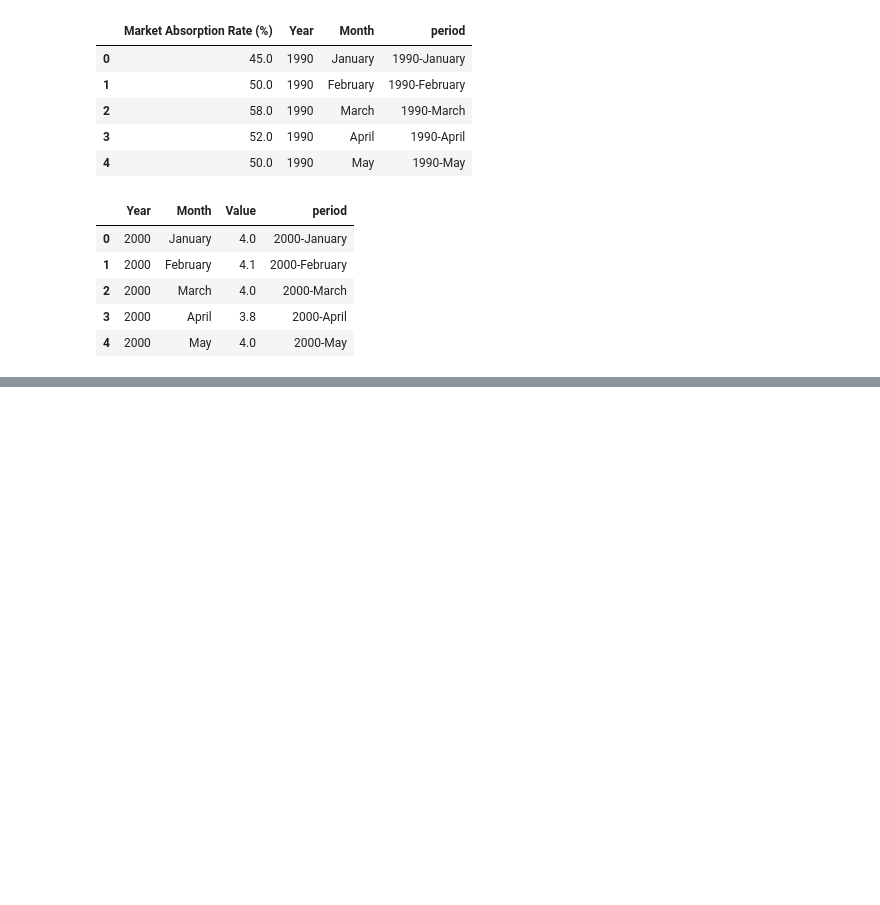
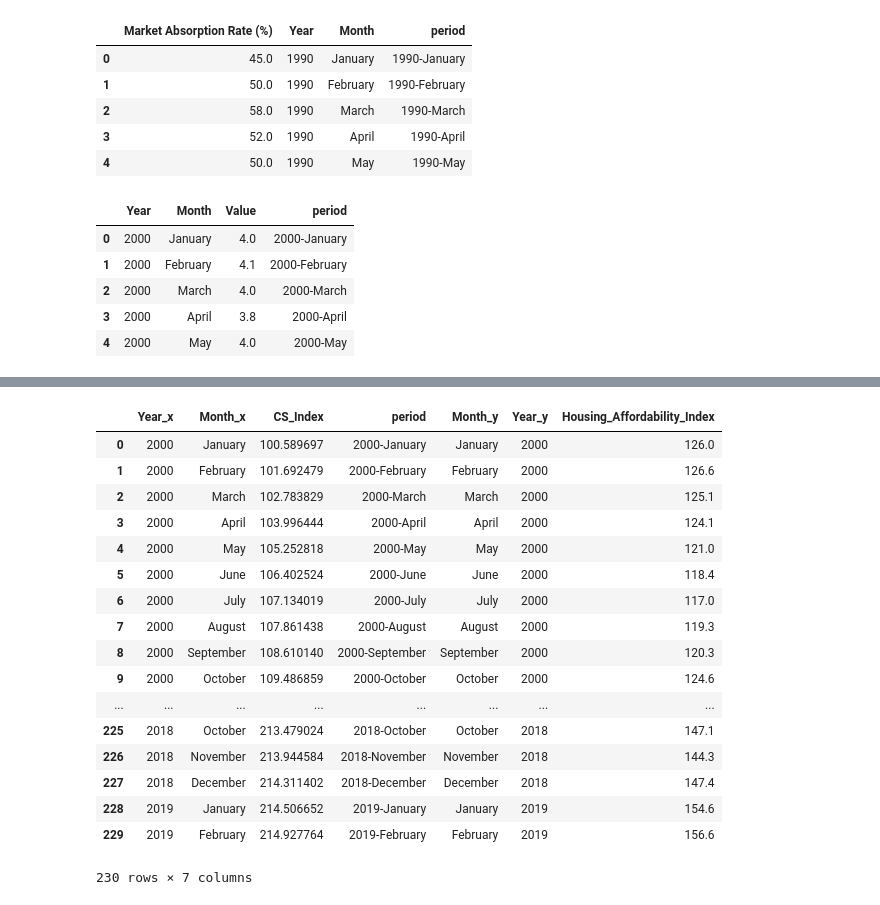
Before and after one commit to andrewboring/laughing-umbrella, a Jupyter notebook: Notebooks/data-assembler.ipynb, the cells around one changed output, grey strips where cells are left out. Drawn from its saved outputs; the diff is of its cells as text; code cells hidden in the pictures; blank space fills up the shorter version.

```diff
--- a/Notebooks/data-assembler.ipynb
+++ b/Notebooks/data-assembler.ipynb
@@ -93,2 +116,23 @@ fods_data.head()
+# %%
+new_df.merge(afford_data, how="inner", on='period')
+# %% [output]
+|  | Year_x | Month_x | CS_Index | period | Month_y | Year_y | Housing_Affordability_Index |
+| 0 | 2000 | January | 100.589697 | 2000-January | January | 2000 | 126.0 |
+| 1 | 2000 | February | 101.692479 | 2000-February | February | 2000 | 126.6 |
+| 2 | 2000 | March | 102.783829 | 2000-March | March | 2000 | 125.1 |
+| 3 | 2000 | April | 103.996444 | 2000-April | April | 2000 | 124.1 |
+| 4 | 2000 | May | 105.252818 | 2000-May | May | 2000 | 121.0 |
+| 5 | 2000 | June | 106.402524 | 2000-June | June | 2000 | 118.4 |
+| 6 | 2000 | July | 107.134019 | 2000-July | July | 2000 | 117.0 |
+| 7 | 2000 | August | 107.861438 | 2000-August | August | 2000 | 119.3 |
+| 8 | 2000 | September | 108.610140 | 2000-September | September | 2000 | 120.3 |
+| 9 | 2000 | October | 109.486859 | 2000-October | October | 2000 | 124.6 |
+| ... | ... | ... | ... | ... | ... | ... | ... |
+| 225 | 2018 | October | 213.479024 | 2018-October | October | 2018 | 147.1 |
+| 226 | 2018 | November | 213.944584 | 2018-November | November | 2018 | 144.3 |
+| 227 | 2018 | December | 214.311402 | 2018-December | December | 2018 | 147.4 |
+| 228 | 2019 | January | 214.506652 | 2019-January | January | 2019 | 154.6 |
+| 229 | 2019 | February | 214.927764 | 2019-February | February | 2019 | 156.6 |
+230 rows × 7 columns
 # %%
 # %% [output]
```
Also changed, not shown: parts of 9 cells of this notebook.
